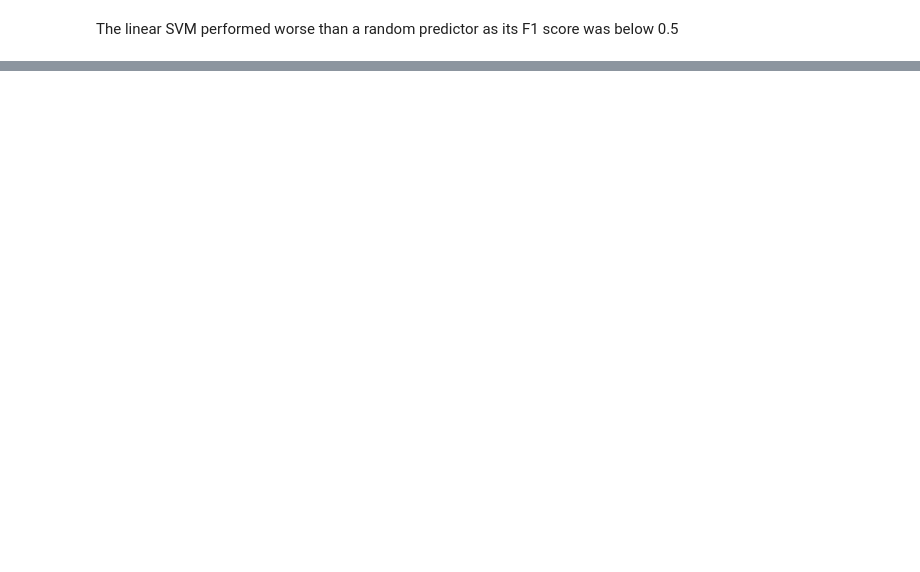
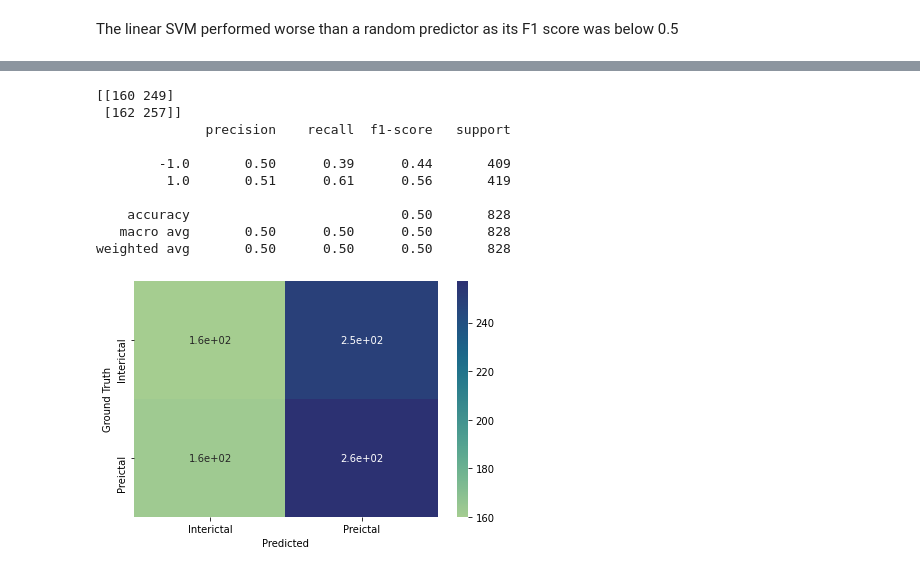
Before and after one commit to samisnotinsane/chbmit-seizure-prediction, a Jupyter notebook: evaluation/chb06_AR_eval.ipynb, the cells around one changed output, grey strips where cells are left out. Cells and saved outputs as stored; diff of their text form; code cells hidden in the pictures; blank space fills up the shorter version.

```diff
--- a/evaluation/chb06_AR_eval.ipynb
+++ b/evaluation/chb06_AR_eval.ipynb
@@ -210,0 +212,28 @@ weighted avg       0.97      0.97      0.97       828
+# %%
+clf = LogisticRegression(random_state=42)
+clf.fit(X_train, y_train)
+y_pred = clf.predict(X_val)
+
+print(confusion_matrix(y_val, y_pred))
+print(classification_report(y_val, y_pred))
+confuse = confusion_matrix(y_val, y_pred)
+
+palette = sns.color_palette('crest', as_cmap=True)
+ax = sns.heatmap(confuse, annot=True, cmap=palette)
+ax.set_xticklabels(["Interictal", "Preictal"])
+ax.set_yticklabels(["Interictal", "Preictal"])
+ax.set_xlabel('Predicted')
+ax.set_ylabel('Ground Truth')
+plt.tight_layout()
+# %% [output]
+[[160 249]
+ [162 257]]
+              precision    recall  f1-score   support
+
+        -1.0       0.50      0.39      0.44       409
+         1.0       0.51      0.61      0.56       419
+
+    accuracy                           0.50       828
+   macro avg       0.50      0.50      0.50       828
+weighted avg       0.50      0.50      0.50       828
+[figure, added]
```
Also changed, not shown: parts of 6 cells of this notebook, 10 other files.
